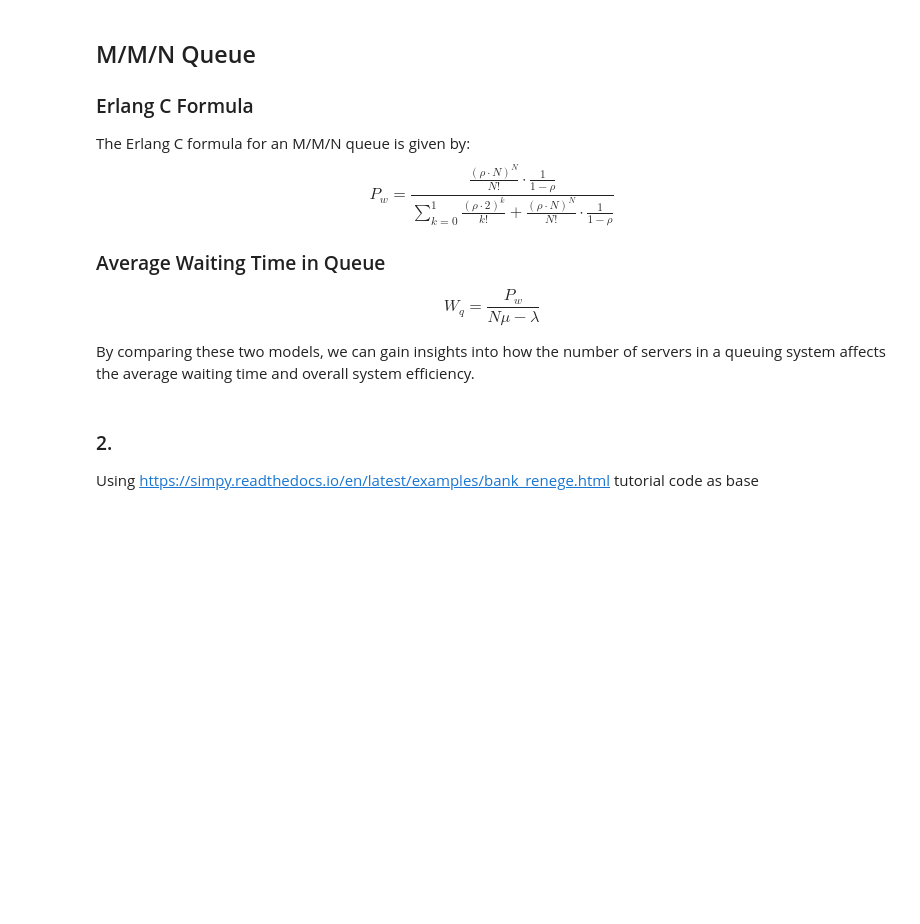
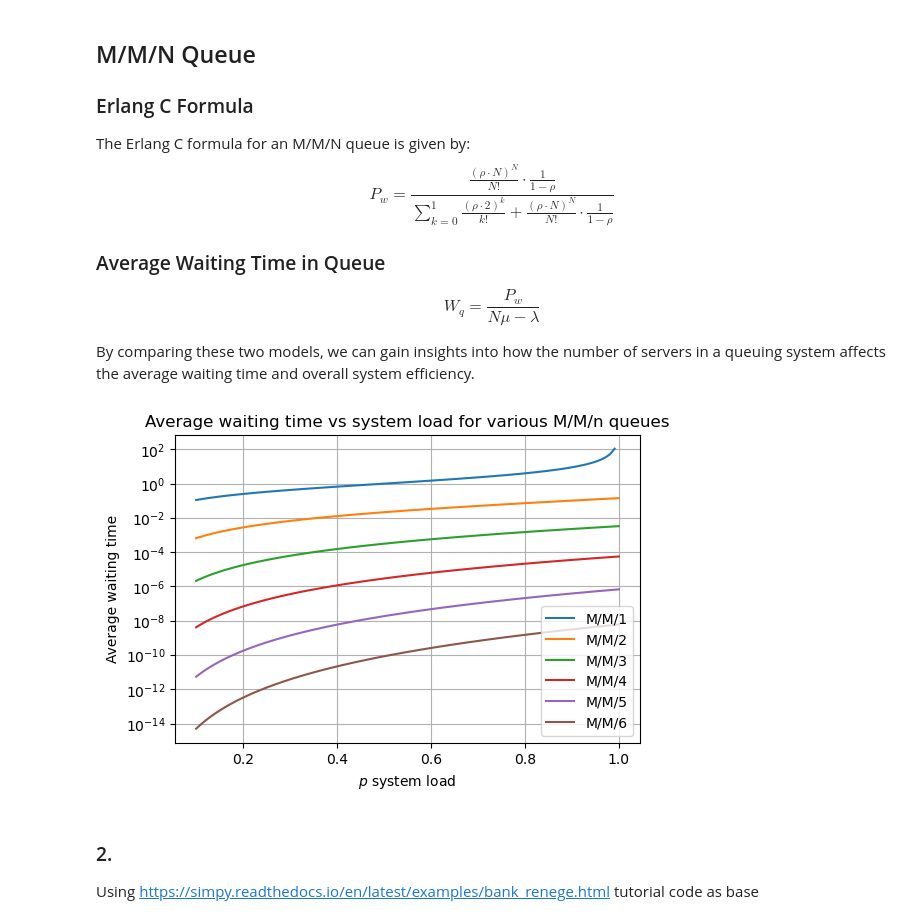
Before and after one commit to jonas4climate/ss-assignment-2, a Jupyter notebook: CalvinLaw_11306734_RaymondZhang_14865904_JonasSchaefer_14039982_2.ipynb, the cells around one changed output. Drawn from its saved outputs; the diff is of its cells as text; code cells hidden in the pictures; blank space fills up the shorter version.

```diff
--- a/CalvinLaw_11306734_RaymondZhang_14865904_JonasSchaefer_14039982_2.ipynb
+++ b/CalvinLaw_11306734_RaymondZhang_14865904_JonasSchaefer_14039982_2.ipynb
@@ -78,20 +78,22 @@ def mxn_queue(lambda_rate, mu, n):
 # %%
 # Parameters
 mu = 1
-pdfs = [1, 2, 3, 4, 5, 6]
+ns = [1, 2, 3, 4, 5, 6]
 lambda_rates = np.linspace(0.1, mu, 100)
 
 plt.figure(figsize=(6, 4))
-for p in pdfs:
+for p in ns:
     waiting_times = [mxn_queue(lambda_rate, mu, p) for lambda_rate in lambda_rates]
     plt.plot(lambda_rates, waiting_times, label=f'M/M/{p}')
 plt.xlabel('$p$ system load')
 plt.ylabel('Average waiting time')
 plt.yscale('log')
 plt.title(f'Average waiting time vs system load for various M/M/n queues')
 plt.legend()
 plt.grid(True)
 plt.show()
+# %% [output]
+[figure, added]
 # %% [markdown]
 ### 2.
 Using https://simpy.readthedocs.io/en/latest/examples/bank_renege.html tutorial code as base
```
Also changed, not shown: parts of 6 cells of this notebook, 5 other files.
